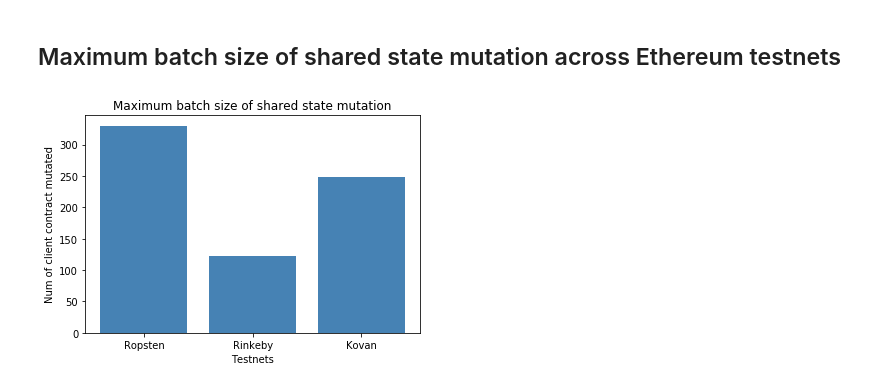
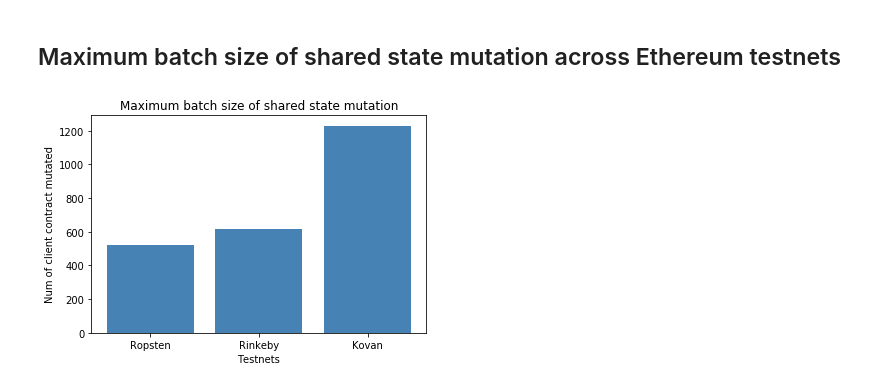
Before and after one commit to Turing-Space/cryBlock-Hierarchical-interactions-between-Ethereum-smart-contracts-across-Testnets, a Jupyter notebook: plot/data_processor.ipynb, the cells around one changed output. Drawn from its saved outputs; the diff is of its cells as text; code cells hidden in the pictures.

Commit message:
update lots of graphs

```diff
--- a/plot/data_processor.ipynb
+++ b/plot/data_processor.ipynb
@@ -248,12 +284,12 @@ plt.show()
 ## Maximum batch size of shared state mutation across Ethereum testnets
 # %%
 barplot(x_data = TEST_NETS
-        , y_data = [330, 123, 249]
+        , y_data = [523, 616, 1230]
         , error_data = "None"
         , x_label = 'Testnets'
         , y_label = 'Num of client contract mutated'
         , title = 'Maximum batch size of shared state mutation'
         , set_color = COLOR_LIST[2])
 plt.show()
 # %% [output]
-[figure, old version]
+[figure, new version]
```
Also changed, not shown: parts of 9 cells of this notebook, 16 other files.
